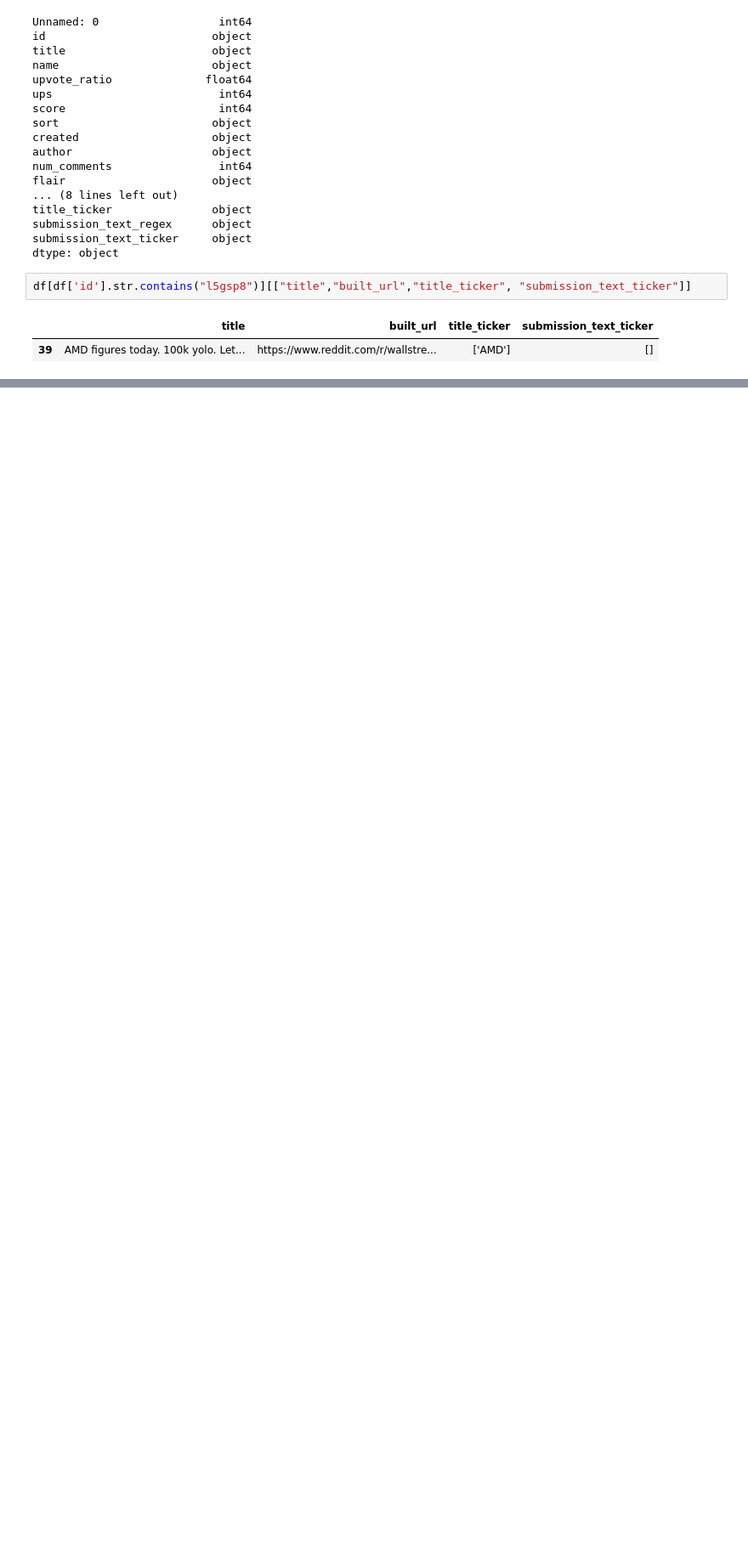
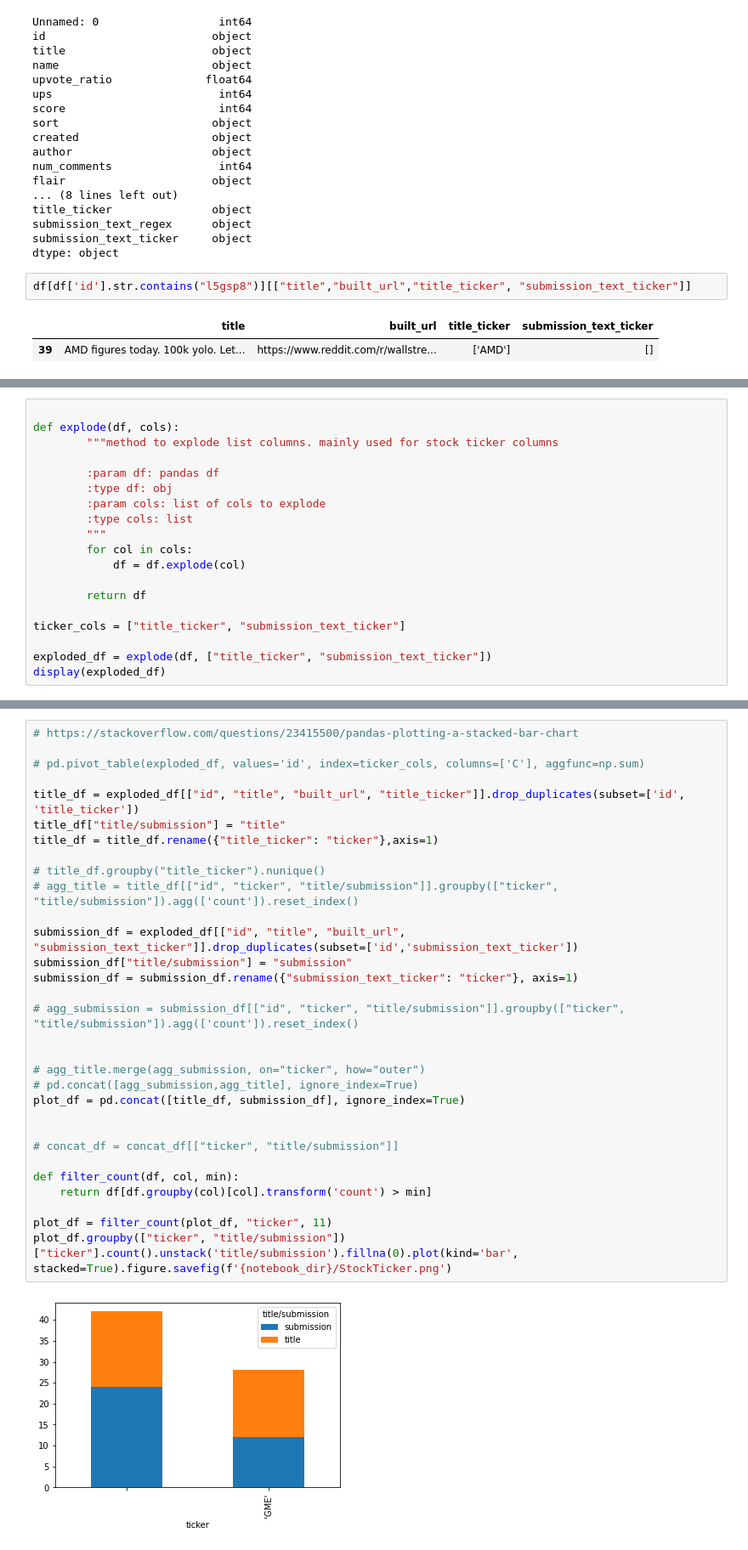
Before and after one commit to kennybui-data-ai/wallstreetbets, a Jupyter notebook: tools/adhoc.ipynb, the cells around one changed output, grey strips where cells are left out. Shown at 85% size. Saved outputs shown, nothing was run; the diff lists cells and outputs as text; blank space fills up the shorter version.

Commit message:
plot done

```diff
--- a/tools/adhoc.ipynb
+++ b/tools/adhoc.ipynb
@@ -65,0 +57,19 @@ ValueError: Length of values (206) does not match length of index (50)
+# %%
+
+def explode(df, cols):
+        """method to explode list columns. mainly used for stock ticker columns
+
+        :param df: pandas df
+        :type df: obj
+        :param cols: list of cols to explode
+        :type cols: list
+        """
+        for col in cols:
+            df = df.explode(col)
+
+        return df
+
+ticker_cols = ["title_ticker", "submission_text_ticker"]
+
+exploded_df = explode(df, ["title_ticker", "submission_text_ticker"])
+display(exploded_df)
@@ -65,0 +90,33 @@ ValueError: Length of values (206) does not match length of index (50)
+# %%
+# https://stackoverflow.com/questions/23415500/pandas-plotting-a-stacked-bar-chart
+
+# pd.pivot_table(exploded_df, values='id', index=ticker_cols, columns=['C'], aggfunc=np.sum)
+
+title_df = exploded_df[["id", "title", "built_url", "title_ticker"]].drop_duplicates(subset=['id', 'title_ticker'])
+title_df["title/submission"] = "title"
+title_df = title_df.rename({"title_ticker": "ticker"},axis=1)
+
+# title_df.groupby("title_ticker").nunique()
+# agg_title = title_df[["id", "ticker", "title/submission"]].groupby(["ticker", "title/submission"]).agg(['count']).reset_index()
+
+submission_df = exploded_df[["id", "title", "built_url", "submission_text_ticker"]].drop_duplicates(subset=['id','submission_text_ticker'])
+submission_df["title/submission"] = "submission"
+submission_df = submission_df.rename({"submission_text_ticker": "ticker"}, axis=1)
+
+# agg_submission = submission_df[["id", "ticker", "title/submission"]].groupby(["ticker", "title/submission"]).agg(['count']).reset_index()
+
+
+# agg_title.merge(agg_submission, on="ticker", how="outer")
+# pd.concat([agg_submission,agg_title], ignore_index=True)
+plot_df = pd.concat([title_df, submission_df], ignore_index=True)
+
+
+# concat_df = concat_df[["ticker", "title/submission"]]
+
+def filter_count(df, col, min):
+    return df[df.groupby(col)[col].transform('count') > min]
+
+plot_df = filter_count(plot_df, "ticker", 11)
+plot_df.groupby(["ticker", "title/submission"])["ticker"].count().unstack('title/submission').fillna(0).plot(kind='bar', stacked=True).figure.savefig(f'{notebook_dir}/StockTicker.png')
+# %% [output]
+[figure, added]
```
Also changed, not shown: parts of 3 cells of this notebook, 13 other files.
